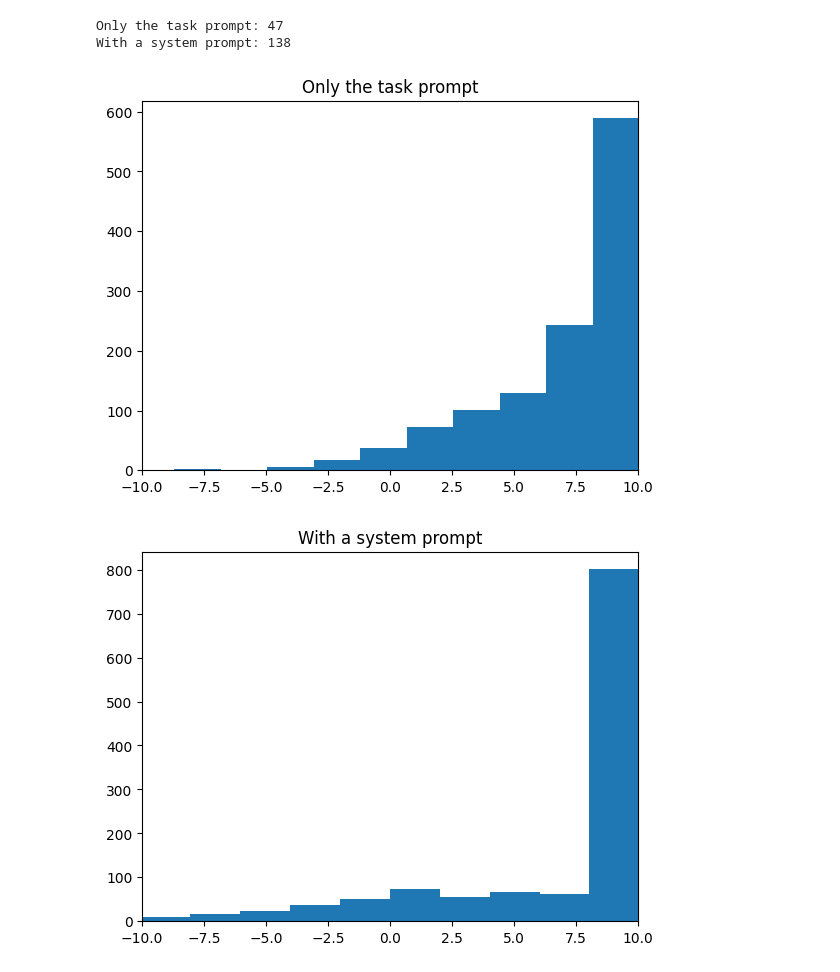
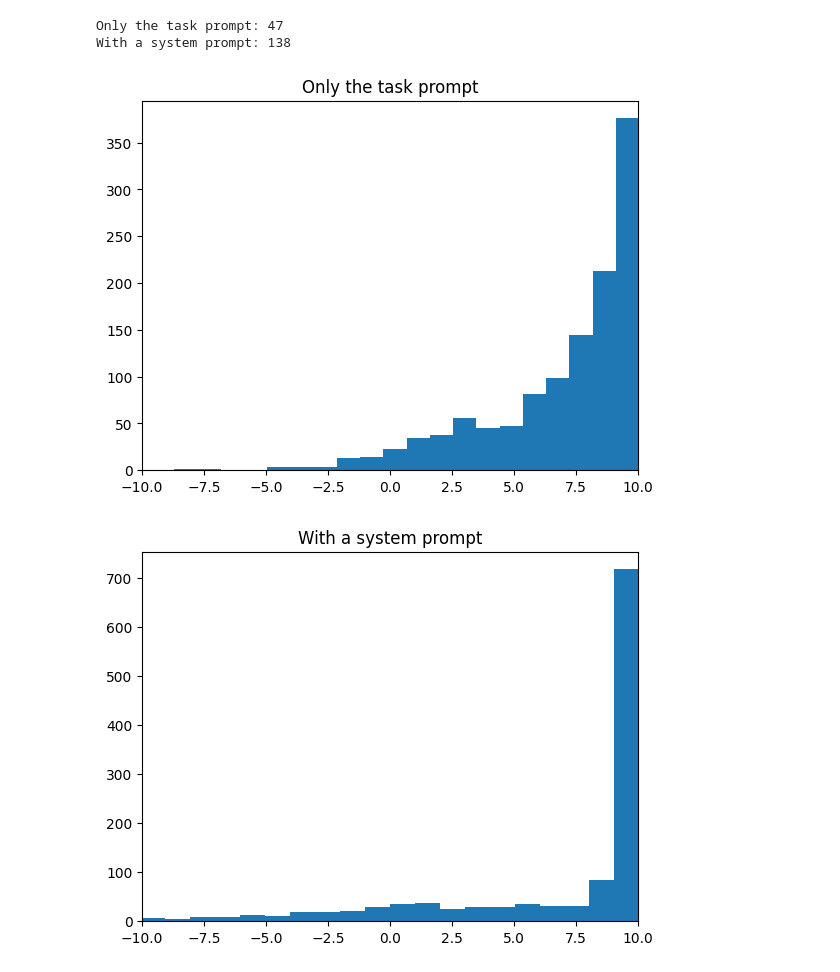
Before and after one commit to macafra/NLP_toxicity, a Jupyter notebook: xai/gemma/analyse.ipynb, the cells around one changed output. Saved outputs shown, nothing was run; the diff lists cells and outputs as text; code cells hidden in the pictures.

```diff
--- a/xai/gemma/analyse.ipynb
+++ b/xai/gemma/analyse.ipynb
@@ -75,16 +75,16 @@ with open("toxic_out.jsonl") as f:
 Only the task prompt: 47
 With a system prompt: 138
 # %%
-plt.hist(without_list)
+plt.hist(without_list, bins=20)
 plt.title("Only the task prompt")
 plt.xlim(-10.0, 10.0)
 plt.show()
 # %% [output]
-[figure, old version]
+[figure, new version]
 # %%
-plt.hist(with_list)
+plt.hist(with_list, bins=20)
 plt.title("With a system prompt")
 plt.xlim(-10.0, 10.0)
 plt.show()
 # %% [output]
-[figure, old version]
+[figure, new version]
```
Also changed, not shown: parts of 1 cell of this notebook, 1 other file.
